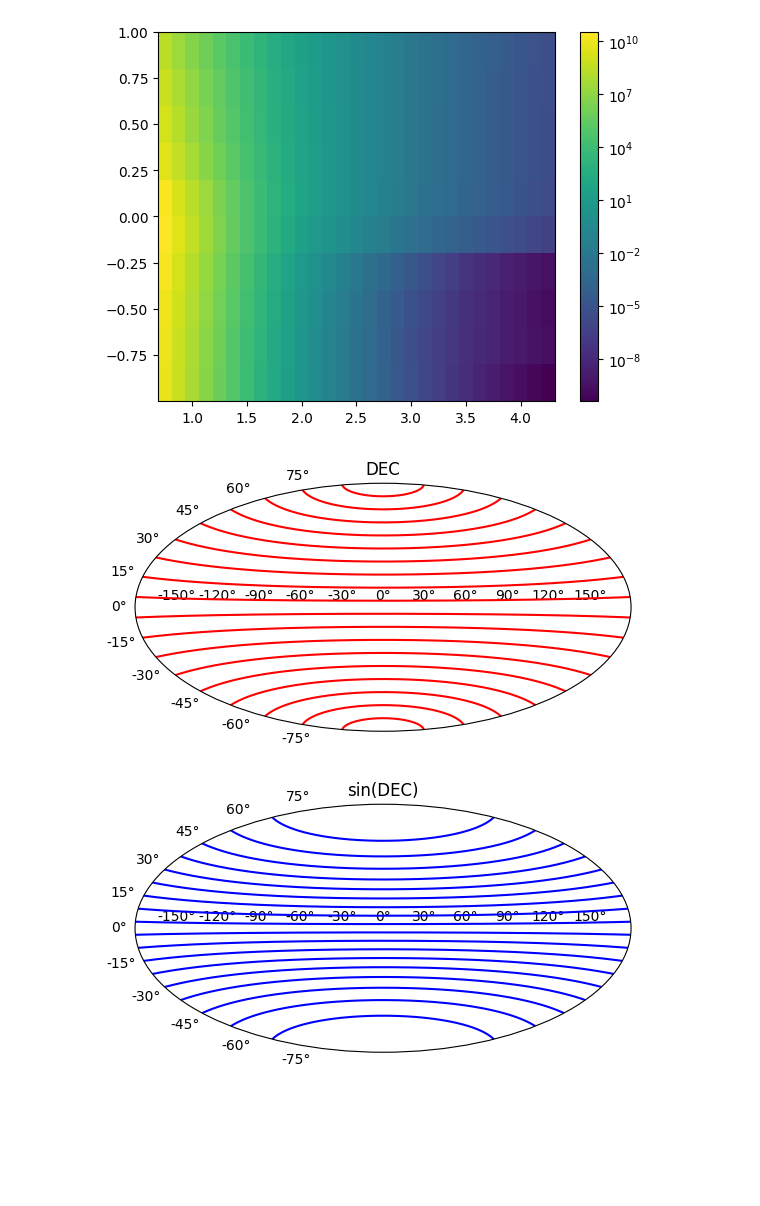
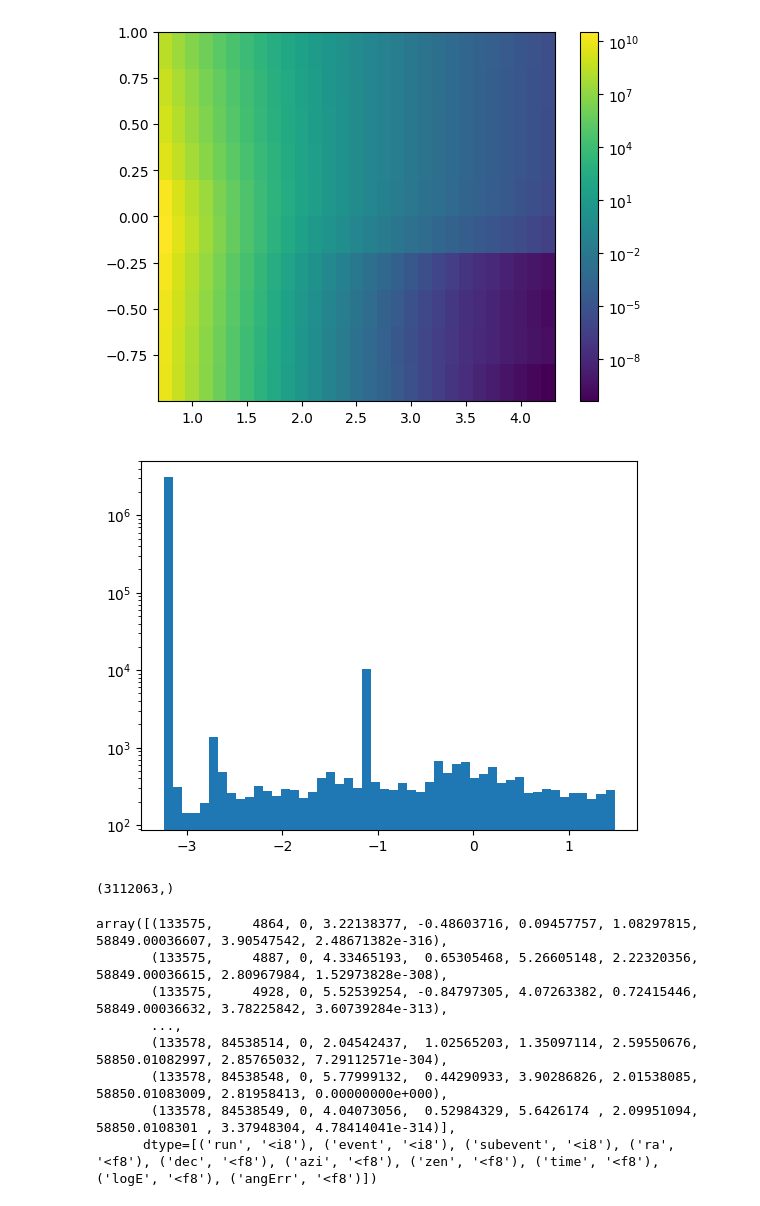
Before and after one commit to MACampana/BinnedTracks, a Jupyter notebook: BinnedAnalysis.ipynb, the cells around one changed output. Saved outputs shown, nothing was run; the diff lists cells and outputs as text; code cells hidden in the pictures; blank space fills up the shorter version.

Commit message:
Some changes to array processing, mostly for simulation and using simweights

```diff
--- a/BinnedAnalysis.ipynb
+++ b/BinnedAnalysis.ipynb
@@ -905,38 +902,24 @@ np.save('./test//test.npy', t)
-# %%
-plt.figure(facecolor='w')
-plt.subplot(projection="aitoff")
-
-ras = np.linspace(-np.pi, np.pi, 10)
-decs = np.linspace(-np.pi/2,np.pi/2, 20)
-sindecs = np.arcsin(np.linspace(-1,1,20))
-
-for i in range(20):
-    plt.plot(ras, np.full_like(ras, decs[i]), c='r')
-    #plt.plot(ras, np.full_like(ras, sindecs[i]), c='b')
-
-#plt.plot(ras, np.zeros(10))
-plt.grid(False)
-plt.title('DEC')
-
-plt.show()
-# %% [output]
-[figure, removed]
-# %%
-plt.figure(facecolor='w')
-plt.subplot(projection="aitoff")
-
-ras = np.linspace(-np.pi, np.pi, 10)
-decs = np.linspace(-np.pi/2,np.pi/2, 20)
-sindecs = np.arcsin(np.linspace(-1,1,20))
-
-for i in range(20):
-    #plt.plot(ras, np.full_like(ras, decs[i]), c='r')
-    plt.plot(ras, np.full_like(ras, sindecs[i]), c='b')
-
-#plt.plot(ras, np.zeros(10))
-plt.grid(False)
-plt.title('sin(DEC)')
-
-plt.show()
-# %% [output]
-[figure, removed]
+# %%
+a = np.load('data/level2/exp/Level2_01012020_exp.npy')
+# %%
+angErr = a['angErr']
+plt.hist(np.log10(np.degrees(np.clip(angErr, a_min=1e-5, a_max=None))), bins=50)
+plt.semilogy()
+plt.show()
+# %% [output]
+[figure, added]
+# %%
+a.shape
+# %% [output]
+(3112063,)
+# %%
+a
+# %% [output]
+array([(133575,     4864, 0, 3.22138377, -0.48603716, 0.09457757, 1.08297815, 58849.00036607, 3.90547542, 2.48671382e-316),
+       (133575,     4887, 0, 4.33465193,  0.65305468, 5.26605148, 2.22320356, 58849.00036615, 2.80967984, 1.52973828e-308),
+       (133575,     4928, 0, 5.52539254, -0.84797305, 4.07263382, 0.72415446, 58849.00036632, 3.78225842, 3.60739284e-313),
+       ...,
+       (133578, 84538514, 0, 2.04542437,  1.02565203, 1.35097114, 2.59550676, 58850.01082997, 2.85765032, 7.29112571e-304),
+       (133578, 84538548, 0, 5.77999132,  0.44290933, 3.90286826, 2.01538085, 58850.01083009, 2.81958413, 0.00000000e+000),
+       (133578, 84538549, 0, 4.04073056,  0.52984329, 5.6426174 , 2.09951094, 58850.0108301 , 3.37948304, 4.78414041e-314)],
+      dtype=[('run', '<i8'), ('event', '<i8'), ('subevent', '<i8'), ('ra', '<f8'), ('dec', '<f8'), ('azi', '<f8'), ('zen', '<f8'), ('time', '<f8'), ('logE', '<f8'), ('angErr', '<f8')])
```
Also changed, not shown: parts of 1 cell of this notebook, 3 other files.
